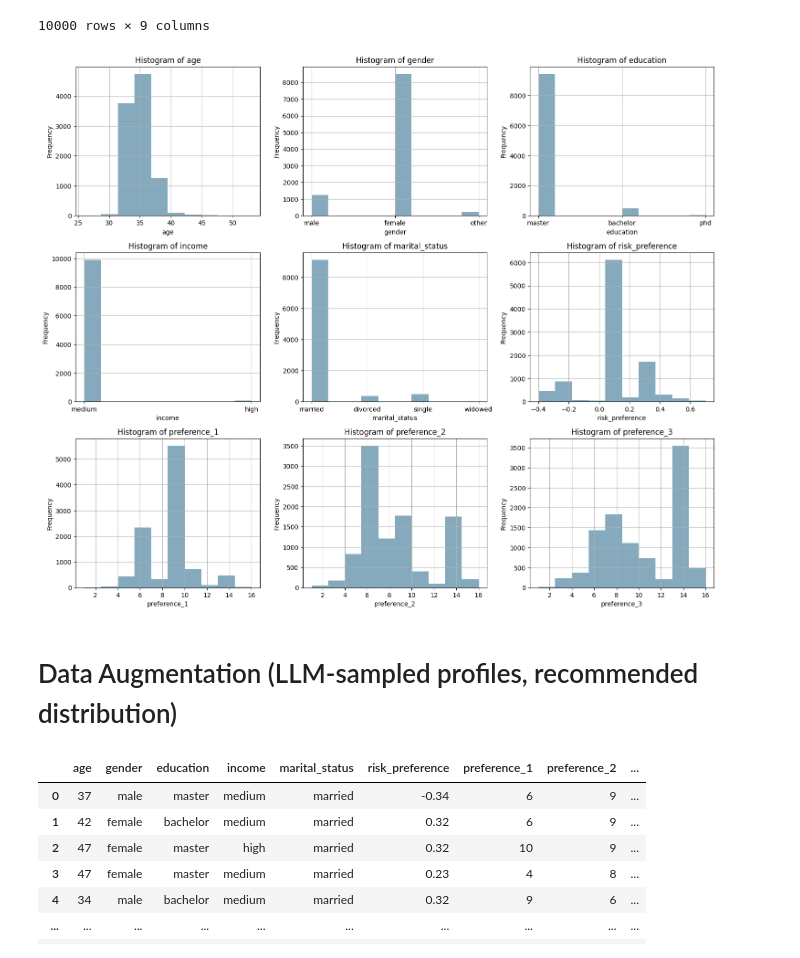
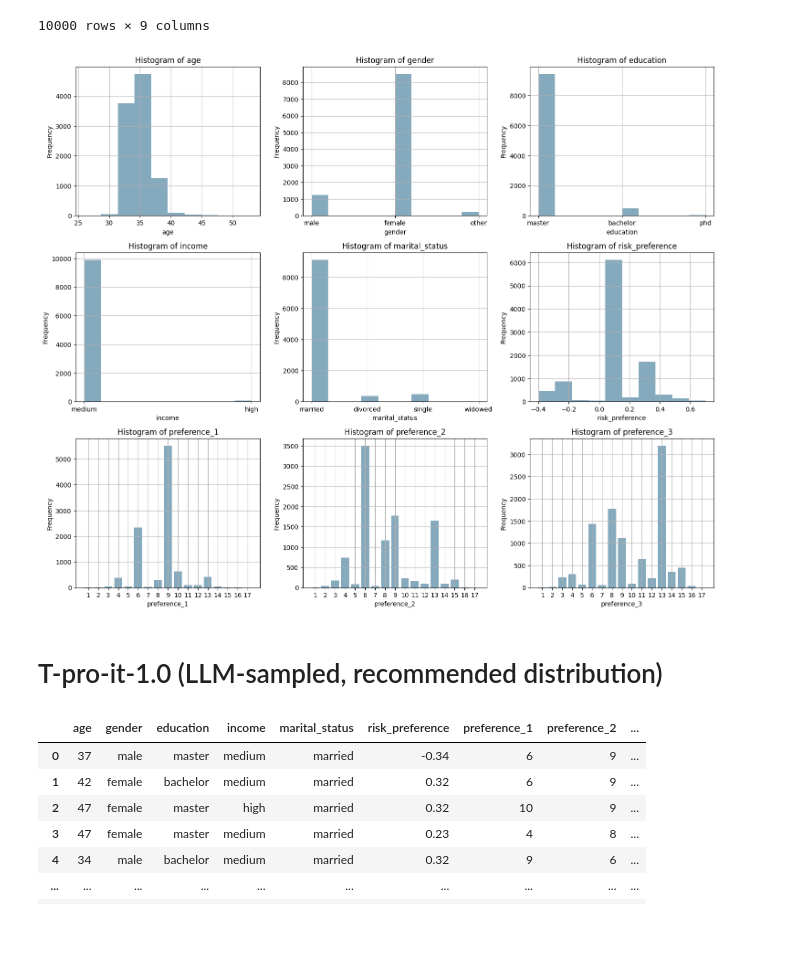
Before and after one commit to avo-milas/RiskProfile, a Jupyter notebook: data/Synthetic_Data_Creation.ipynb, the cells around one changed output. Saved outputs shown, nothing was run; the diff lists cells and outputs as text; code cells hidden in the pictures; blank space fills up the shorter version.

```diff
--- a/data/Synthetic_Data_Creation.ipynb
+++ b/data/Synthetic_Data_Creation.ipynb
@@ -199,2 +403,5 @@ df.to_csv("profiles_dataset.csv", index=False)
+# %%
+df = generate_personas(10000)
+df.to_csv("profiles_presampled_gpt4o.csv", index=False)
 # %% [markdown]
 # EDA
@@ -201,9 +452,6 @@ df.to_csv("profiles_dataset.csv", index=False)
 # %%
-profiles = pd.read_csv('profiles_dataset.csv')
-
-categorical_cols = ['gender', 'education', 'income', 'marital_status']
-for col in categorical_cols:
-    profiles[col] = profiles[col].str.lower()
+profiles = pd.read_csv('profiles_dataset_tpro.csv')
+profiles = lowercase_categorical_columns(profiles)
 profiles['gender'] = profiles['gender'].replace('non-binary', 'other')
 
 profiles
@@ -222,23 +470,8 @@ profiles
 | 9999 | 32 | female | master | medium | married | 0.1 | 8 | 13 | ... |
 10000 rows × 9 columns
 # %%
-n_cols = 3
-n_rows = (len(profiles.columns) // n_cols) + 1
-
-color = "#86AABD"
-
-plt.figure(figsize=(15, n_rows * 4))
-
-for i, col in enumerate(profiles.columns, 1):
-    plt.subplot(n_rows, n_cols, i)
-    profiles[col].hist(color=color)
-    plt.title(f'Histogram of {col}')
-    plt.xlabel(col)
-    plt.ylabel('Frequency')
-
-plt.tight_layout()
-plt.show()
+plot_profiles_histograms(profiles)
 # %% [output]
-[figure, old version]
+[figure, new version]
 # %% [markdown]
-# Data Augmentation (LLM-sampled profiles, recommended distribution)
+# T-pro-it-1.0 (LLM-sampled, recommended distribution)
```
Also changed, not shown: parts of 29 cells of this notebook, 1 other file.
